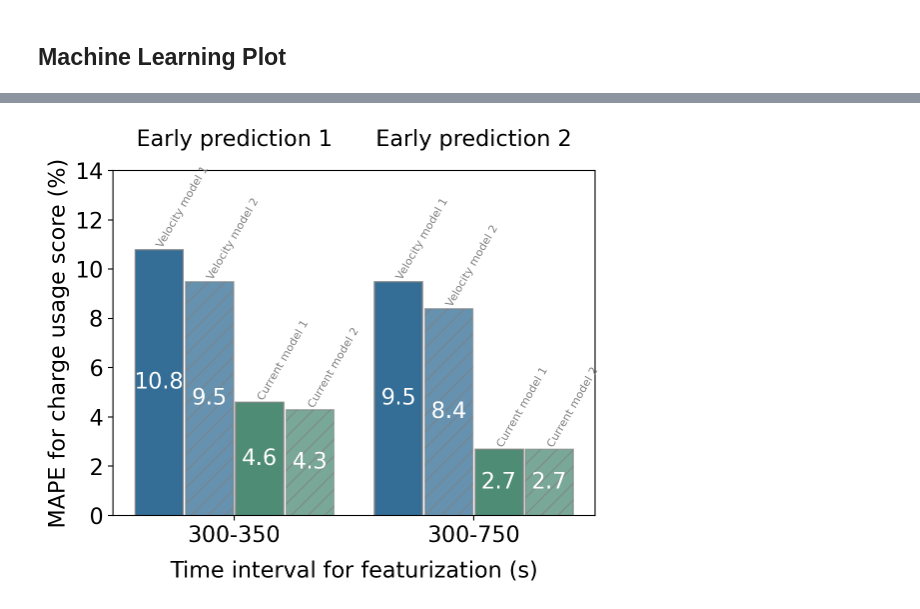
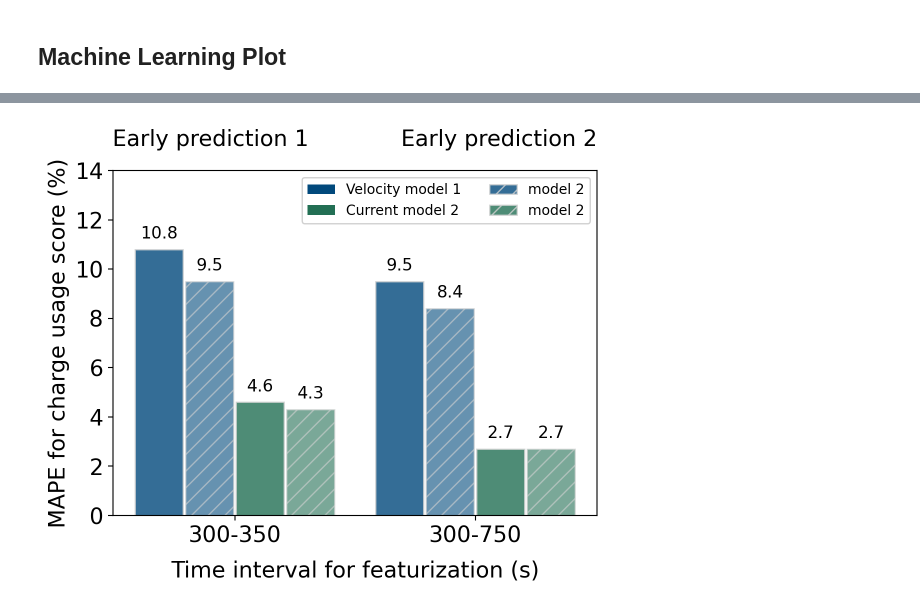
Before and after one commit to uwsunlab/EV-range-anxiety, a Jupyter notebook: ML_and_simulink_models/current_based_ML_models/machine_learning_plot.ipynb, the cells around one changed output, grey strips where cells are left out. Saved outputs shown, nothing was run; the diff lists cells and outputs as text; code cells hidden in the pictures.

```diff
--- a/ML_and_simulink_models/current_based_ML_models/machine_learning_plot.ipynb
+++ b/ML_and_simulink_models/current_based_ML_models/machine_learning_plot.ipynb
@@ -175,48 +187,57 @@ positions1 = [0 - 1.5 * (bar_width + gap), 0 - 0.5 * (bar_width + gap),
 positions2 = [1 - 1.5 * (bar_width + gap), 1 - 0.5 * (bar_width + gap),
               1 + 0.5 * (bar_width + gap), 1 + 1.5 * (bar_width + gap)]
 
+# Create legend handles first
+legend_elements = [
+    plt.Rectangle((0,0), 1, 1, facecolor='#01497c', alpha=1, label='Velocity model 1'),
+    plt.Rectangle((0,0), 1, 1, facecolor='#226f54', alpha=1, label='Current model 2'),
+    plt.Rectangle((0,0), 1, 1, facecolor='#01497c', hatch='//', alpha=0.8, label='model 2', ec='lightgrey', fill=True),
+    plt.Rectangle((0,0), 1, 1, facecolor='#226f54', hatch='//', alpha=0.8, label='model 2', ec='lightgrey', fill=True)
+]
+
 for i in range(len(first_index_values)):
     if i == 0:
         color, hatch, alpha = '#01497c', None, 0.8
     elif i == 1:
         color, hatch, alpha = '#01497c', '//', 0.6
     elif i == 2:
         color, hatch, alpha = '#226f54', None, 0.8
     elif i == 3:
         color, hatch, alpha = '#226f54', '//', 0.6
 
     # Plot bars
-    plt.bar(positions1[i], first_index_values[i], width=bar_width, color=color, hatch=hatch, ec="grey", alpha=alpha)
-    plt.bar(positions2[i], eighth_index_values[i], width=bar_width, color=color, hatch=hatch, ec="grey", alpha=alpha)
+    plt.bar(positions1[i], first_index_values[i], width=bar_width, color=color, hatch=hatch, ec="lightgrey", alpha=alpha)
+    plt.bar(positions2[i], eighth_index_values[i], width=bar_width, color=color, hatch=hatch, ec="lightgrey", alpha=alpha)
 
-    # Add numerical value inside the bar
-    plt.text(positions1[i], first_index_values[i] / 2, f'{first_index_values[i]:.1f}',
-             ha='center', va='center', color='w')
-    plt.text(positions2[i], eighth_index_values[i] / 2, f'{eighth_index_values[i]:.1f}',
-             ha='center', va='center', color='w')
+    # Add numerical values on top of bars
+    plt.text(positions1[i], first_index_values[i] + 0.3, f'{first_index_values[i]:.1f}',
+             ha='center', va='bottom', color='black', fontsize=12)
+    plt.text(positions2[i], eighth_index_values[i] + 0.3, f'{eighth_index_values[i]:.1f}',
+             ha='center', va='bottom', color='black', fontsize=12)
 
-    # Add annotations on top of each bar with rotation and color (Moved inside the loop)
-    plt.text(positions1[i]+0.1, first_index_values[i], bar_labels[i],  # Annotate above the bar
-             ha='center', va='bottom', fontsize=8,rotation = 60, color='grey')
-    plt.text(positions2[i]+0.1, eighth_index_values[i], bar_labels[i],  # Annotate above the bar
-             ha='center', va='bottom', fontsize=8,rotation = 60, color='grey')
+# Add legend with smaller font and two columns
+legend = ax1.legend(handles=legend_elements,
+                   loc='upper right',
+                   fontsize=10,
+                   ncol=2,
+                   bbox_to_anchor=(1, 1))
+legend.get_frame().set_alpha(0.9)  # Make legend background slightly transparent
 
 # Add group annotations
 group1_center = sum(positions1[:2]) / 2 + 0.21  # Center of the first group
 group2_center = sum(positions2[:2]) / 2 + 0.21  # Center of the second group
 
-ax1.text(group1_center, 15, 'Early prediction 1', ha='center')
-ax1.text(group2_center, 15, 'Early prediction 2', ha='center')
+ax1.text(group1_center-0.1, 15, 'Early prediction 1', ha='center')
+ax1.text(group2_center+0.1, 15, 'Early prediction 2', ha='center')
 
 # Set x-ticks and labels
-ax1.set_xticks([group1_center, group2_center])  # Set x-tick positions at group centers
-ax1.set_xticklabels(x_labels)  # Label x-ticks
+ax1.set_xticks([group1_center, group2_center])
+ax1.set_xticklabels(x_labels)
 
 plt.xlabel('Time interval for featurization (s)', labelpad=10)
 plt.ylabel('MAPE for charge usage score (%)')
 plt.ylim(0, 14)
 plt.tight_layout()
-# fig.savefig('/Users/hemanthnr/Desktop/batt_patt figures/ep1vsep2.svg', format='svg', dpi=1000, bbox_inches='tight')
 plt.show()
 # %% [output]
-[figure, old version]
+[figure, new version]
```
Also changed, not shown: parts of 6 cells of this notebook, 11 other files.
